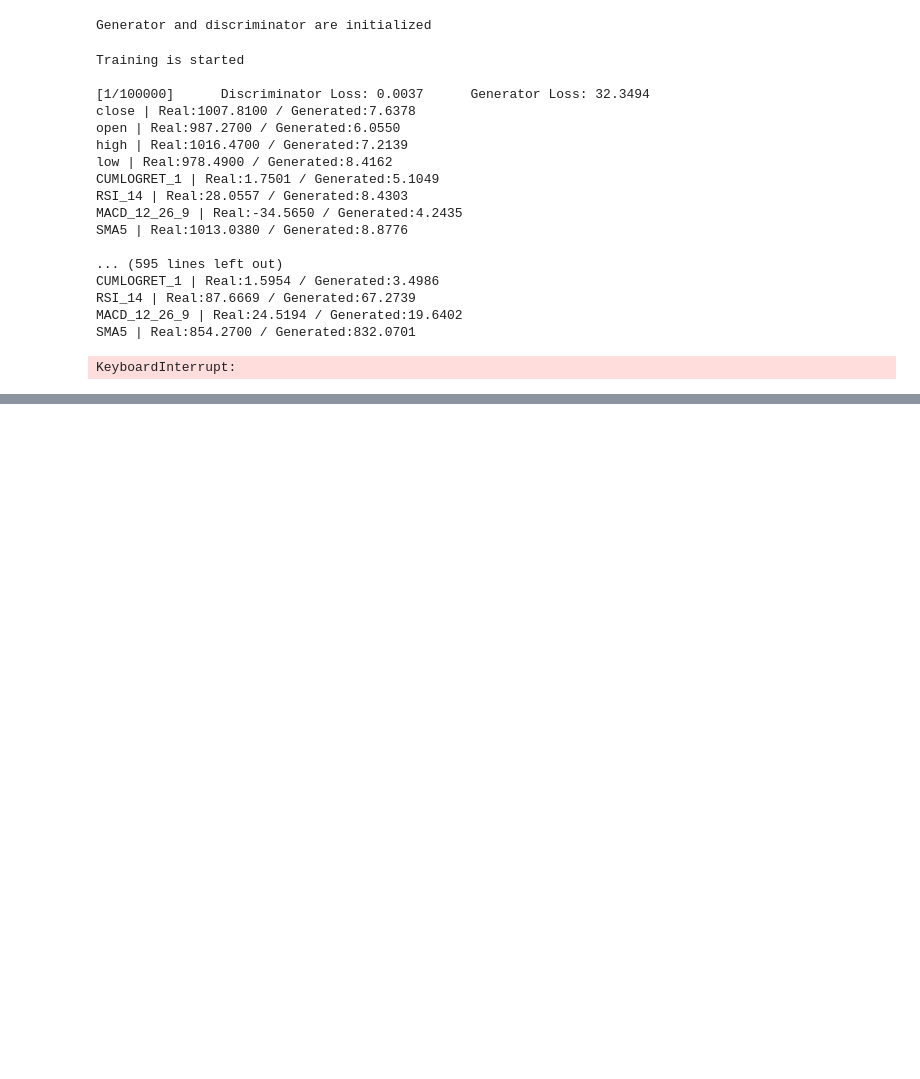
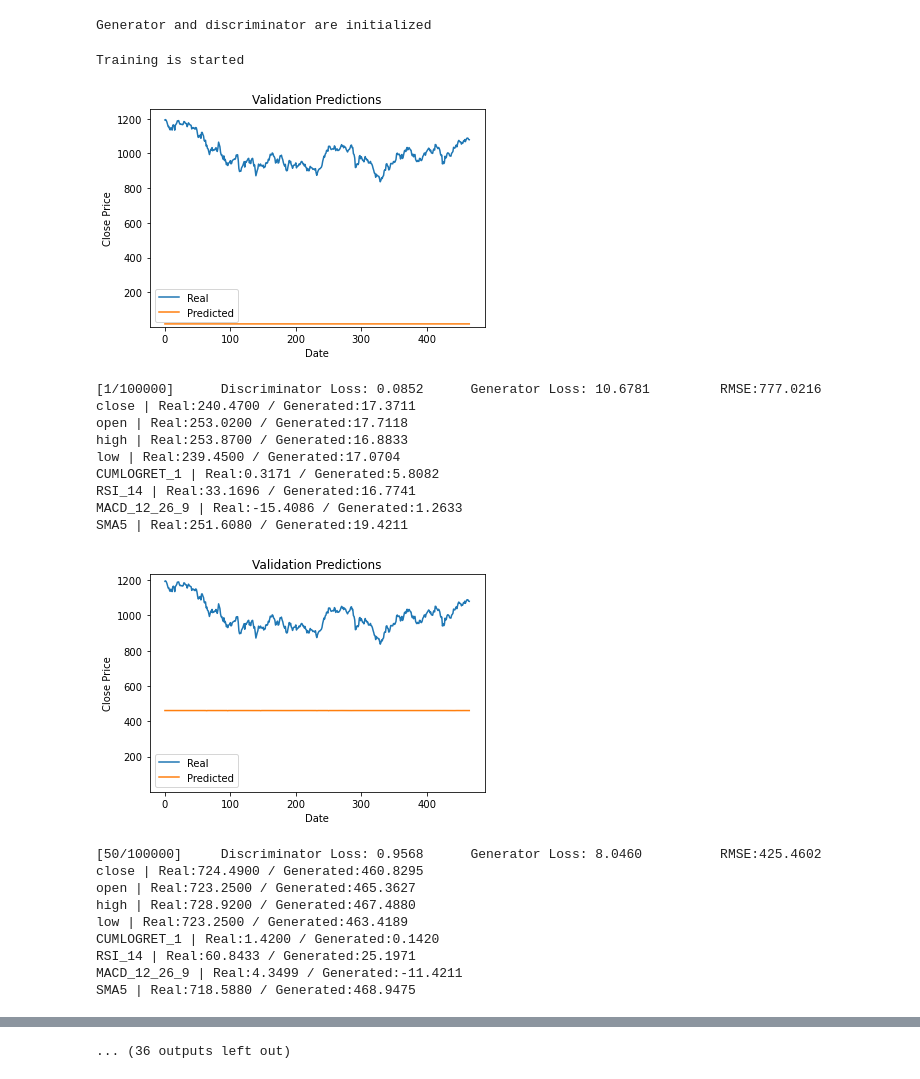
Before and after one commit to xietonglei/Stock-Market-Price-Prediction, a Jupyter notebook: stock_market_price_prediction.ipynb, the cells around one changed output, grey strips where cells are left out. Cells and saved outputs as stored; diff of their text form; code cells hidden in the pictures; blank space fills up the shorter version.

Commit message:
added rmse and plotted validation predictions

```diff
--- a/stock_market_price_prediction.ipynb
+++ b/stock_market_price_prediction.ipynb
@@ -158,10 +159,19 @@ columns_used_in_training = ["close", "open", "high", "low", "CUMLOGRET_1", "RSI_
 # input dimension of the generator
 data_dimension = len(columns_used_in_training)
 # sequence length of input data
-sequence_length = 14
-train_dataset = TimeseriesDataset(bist_daily[columns_used_in_training], sequence_length)
+sequence_length = 30
+
+train_data, rest_data = train_test_split(bist_daily[columns_used_in_training], test_size=0.2, shuffle=False)
+test_data, validation_data = train_test_split(rest_data, test_size=0.5, shuffle=False)
+
+train_dataset = TimeseriesDataset(train_data, sequence_length)
+test_dataset = TimeseriesDataset(test_data, sequence_length)
+validation_dataset = TimeseriesDataset(validation_data, sequence_length)
+
 # create the dataloader
-dataloader = torch.utils.data.DataLoader(train_dataset, batch_size=batch_size, shuffle=True)
-real_data_sample = next(iter(dataloader))
+train_dataloader = torch.utils.data.DataLoader(train_dataset, batch_size=batch_size, shuffle=True)
+test_dataloader = torch.utils.data.DataLoader(test_dataset, batch_size=batch_size)
+validation_dataloader = torch.utils.data.DataLoader(validation_dataset, batch_size=batch_size)
+real_data_sample = next(iter(train_dataloader))
 print("Real data sample shape:", real_data_sample.shape)
 # %% [output]
@@ -206,7 +248,7 @@ class Discriminator(nn.Module):
 # %%
 # TODO: weight initialization of models
 # %%
-generator = Generator(hidden_size=data_dimension*10).to(device)
+generator = Generator(hidden_size=data_dimension*30).to(device)
 discriminator = Discriminator().to(device)
 print("Generator and discriminator are initialized")
 # %% [output]
@@ -221,7 +266,9 @@ fake_label = 0.
 # %%
+evaluation_metrics = {"gen_loss":[], "disc_loss":[], "rmse":[]}
+
 print("Training is started")
 for epoch in range(num_epochs):
-    for i, sequence_batch in enumerate(dataloader):
+    for i, sequence_batch in enumerate(train_dataloader):
             ############################
             # (1) Update D network: maximize log(D(x)) + log(1 - D(G(z)))
             ###########################
@@ -249,49 +296,66 @@ for epoch in range(num_epochs):
             # Classify all fake batch with D
             discriminator_output_fake = discriminator(generator_result_concat).view(-1)
             # Calculate D's loss on the all-fake batch
             discriminator_error_fake = criterion(discriminator_output_fake, fake_labels)
             # Calculate the gradients for this batch
             discriminator_error_fake.backward()
             # Add the gradients from the all-real and all-fake batches
             discriminator_error = discriminator_error_real + discriminator_error_fake
             # Update D
             optimizer_discriminator.step()
 
             ############################
             # (2) Update G network: maximize log(D(G(z)))
             ###########################
             generator.zero_grad()
             real_labels = torch.full((batch_size,), real_label, dtype=torch.float, device=device)
             # Since we just updated D, perform another forward pass of all-fake batch through D
             generator_result_concat_grad = torch.cat((generator_input_sequence, generated_values), 1)
             discriminator_output_fake = discriminator(generator_result_concat_grad).view(-1)
             # Calculate G's loss based on this output
             generator_error = criterion(discriminator_output_fake, real_labels)
             # Calculate gradients for G
             generator_error.backward()
             # Update G
             optimizer_generator.step()
     if (epoch+1) % 50 == 0 or epoch+1 == 1:
-        print('\n[{}/{}]\tDiscriminator Loss: {:.4f}\tGenerator Loss: {:.4f}'
-                  .format(epoch+1, num_epochs, discriminator_error.item(), generator_error.item()))
+        rmse = model_rmse(generator, validation_dataloader, plot_graph=True)
+        evaluation_metrics["rmse"].append(rmse)
+        evaluation_metrics["gen_loss"].append(generator_error.item())
+        evaluation_metrics["disc_loss"].append(discriminator_error.item())
+        print('\n[{}/{}]\tDiscriminator Loss: {:.4f}\tGenerator Loss: {:.4f}   \tRMSE:{:.4f}'
+                  .format(epoch+1, num_epochs, discriminator_error.item(), generator_error.item(), rmse))
         for col_name, real, generated in zip(columns_used_in_training, sequence_batch[0][-1], generated_values[0][0]):
             print(f"{col_name} | Real:{real:.4f} / Generated:{generated:.4f}")
+        save_path = os.path.join("./models/","model_epoch_{}.pt".format(epoch+1))
+        torch.save({
+            'epoch': epoch+1,
+            'generator_model_state_dict': generator.state_dict(),
+            'discriminator_model_state_dict': discriminator.state_dict(),
+            'optimizer_generator_state_dict': optimizer_generator.state_dict(),
+            'optimizer_discriminator_state_dict': optimizer_discriminator.state_dict(),
+            'discriminator_loss': discriminator_error,
+            'generator_loss': generator_error,
+            }, save_path)
 # %% [output]
 Training is started
-
-[1/100000]      Discriminator Loss: 0.0037      Generator Loss: 32.3494
-close | Real:1007.8100 / Generated:7.6378
-open | Real:987.2700 / Generated:6.0550
-high | Real:1016.4700 / Generated:7.2139
-low | Real:978.4900 / Generated:8.4162
-CUMLOGRET_1 | Real:1.7501 / Generated:5.1049
-RSI_14 | Real:28.0557 / Generated:8.4303
-MACD_12_26_9 | Real:-34.5650 / Generated:4.2435
-SMA5 | Real:1013.0380 / Generated:8.8776
-
-... (595 lines left out)
-CUMLOGRET_1 | Real:1.5954 / Generated:3.4986
-RSI_14 | Real:87.6669 / Generated:67.2739
-MACD_12_26_9 | Real:24.5194 / Generated:19.6402
-SMA5 | Real:854.2700 / Generated:832.0701
+[figure, added]
-KeyboardInterrupt:
+[1/100000]      Discriminator Loss: 0.0852      Generator Loss: 10.6781         RMSE:777.0216
+close | Real:240.4700 / Generated:17.3711
+open | Real:253.0200 / Generated:17.7118
+high | Real:253.8700 / Generated:16.8833
+low | Real:239.4500 / Generated:17.0704
+CUMLOGRET_1 | Real:0.3171 / Generated:5.8082
+RSI_14 | Real:33.1696 / Generated:16.7741
+MACD_12_26_9 | Real:-15.4086 / Generated:1.2633
+SMA5 | Real:251.6080 / Generated:19.4211
+[figure, added]
+[50/100000]     Discriminator Loss: 0.9568      Generator Loss: 8.0460          RMSE:425.4602
+close | Real:724.4900 / Generated:460.8295
+open | Real:723.2500 / Generated:465.3627
+high | Real:728.9200 / Generated:467.4880
+low | Real:723.2500 / Generated:463.4189
+CUMLOGRET_1 | Real:1.4200 / Generated:0.1420
+RSI_14 | Real:60.8433 / Generated:25.1971
+MACD_12_26_9 | Real:4.3499 / Generated:-11.4211
+SMA5 | Real:718.5880 / Generated:468.9475
@@ -297,0 +393 @@ KeyboardInterrupt:
+... (36 outputs left out)
```
Also changed, not shown: parts of 5 cells of this notebook, 1 other file.
